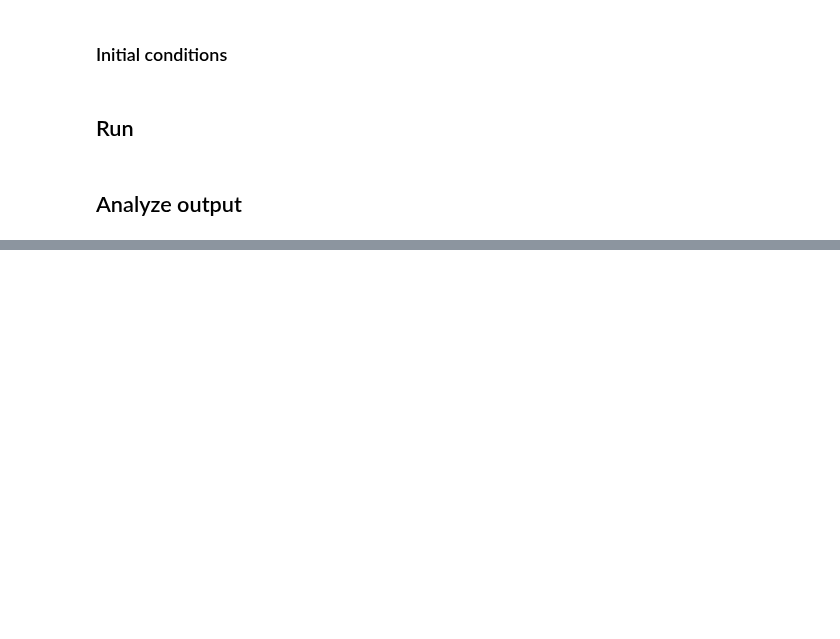
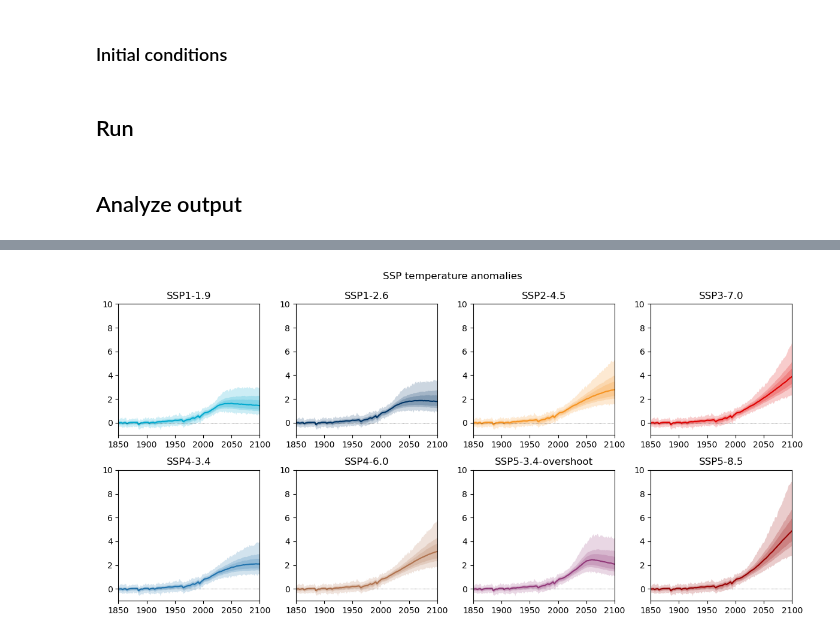
Before and after one commit to ericasimon16/woodwell_internship, a Jupyter notebook: parameter_ensemble.ipynb, the cells around one changed output, grey strips where cells are left out. Cells and saved outputs as stored; diff of their text form; code cells hidden in the pictures; blank space fills up the shorter version.

Commit message:
pdfs and plots

```diff
--- a/parameter_ensemble.ipynb
+++ b/parameter_ensemble.ipynb
@@ -29,7 +30,7 @@ f.define_time(1850, 2100, 1)
 # %% [markdown]
 We will use 3 scenarios from the SSPs that span low, medium, and high radiative forcing outcomes.
 # %%
-scenarios = ['ssp119', 'ssp370', 'ssp585']
+scenarios = ["ssp119", "ssp126", "ssp245", "ssp370", "ssp434", "ssp460", "ssp534-over", "ssp585"]
 f.define_scenarios(scenarios)
 # %% [markdown]
 ## Define configs
@@ -211,4 +352,6 @@ f.fill_species_configs(filename='~/data/species_configs_properties_calibration1.
 # %% [markdown]
 ## Run
+# %%
+f.run()
 # %% [markdown]
 ## Analyze output
@@ -214,0 +386,72 @@ f.fill_species_configs(filename='~/data/species_configs_properties_calibration1.
+# %%
+weights_51yr = np.ones(52)
+weights_51yr[0] = 0.5
+weights_51yr[-1] = 0.5
+# %%
+fig, ax = plt.subplots(2, 4, figsize=(12, 6))
+
+for i, scenario in enumerate(scenarios):
+    for pp in ((0, 100), (5, 95), (16, 84)):
+        # fills first the range 0-100%, then 5-95%, then 16-84%
+        # each time fill is called, the inner range gets darker, leading to more shading for higher probabilities
+        ax[i // 4, i % 4].fill_between(
+            f.timebounds,
+            np.percentile(
+                # input array = the temperature anomaly for all 1001 configs
+                # percentile (pp[n])- percentage for the percentile to compute
+                # axis = 1
+                # result: np.percentile computes the nth percentile temperature projection for each year
+                f.temperature.loc[dict(scenario=scenario, layer=0)]
+                - np.average(  # the mean temperature anomaly for the period 1850-1900 in each config
+                    f.temperature.loc[
+                        dict(scenario=scenario, timebounds=np.arange(1850, 1902), layer=0)
+                    ],
+                    weights=weights_51yr,
+                    axis=0
+                ),
+                pp[0],
+                axis=1,
+            ),
+            np.percentile(
+                f.temperature.loc[dict(scenario=scenario, layer=0)]
+                - np.average(
+                    f.temperature.loc[
+                        dict(scenario=scenario, timebounds=np.arange(1850, 1902), layer=0)
+                    ],
+                    weights=weights_51yr,
+                    axis=0
+                ),
+                pp[1],
+                axis=1,
+            ),
+            color=ar6_colors[scenarios[i]],
+            alpha=0.2,
+            lw=0
+        )
+
+    # plots the median temperature projection as a solid line
+    ax[i // 4, i % 4].plot(
+        f.timebounds,
+        np.median(
+            f.temperature.loc[dict(scenario=scenario, layer=0)]
+            - np.average(
+                f.temperature.loc[
+                    dict(scenario=scenario, timebounds=np.arange(1850, 1902), layer=0)
+                ],
+                weights=weights_51yr,
+                axis=0
+            ),
+            axis=1,
+        ),
+        color=ar6_colors[scenarios[i]],
+    )
+#     ax[i // 4, i % 4].plot(np.arange(1850.5, 2021), gmst, color="k")
+    ax[i // 4, i % 4].set_xlim(1850, 2100)
+    ax[i // 4, i % 4].set_ylim(-1, 10)
+    ax[i // 4, i % 4].axhline(0, color="k", ls=":", lw=0.5)
+    ax[i // 4, i % 4].set_title(fancy_titles[scenarios[i]])
+
+plt.suptitle("SSP temperature anomalies")
+fig.tight_layout()
+# %% [output]
+[figure, added]
```
Also changed, not shown: parts of 29 cells of this notebook.
